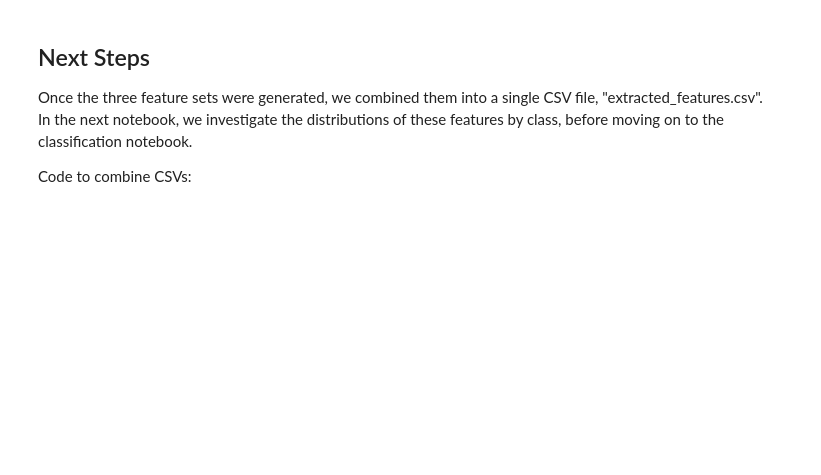
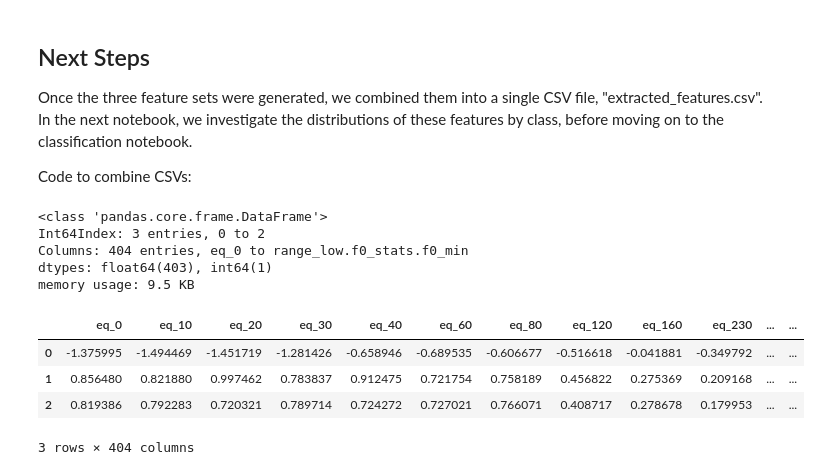
Before and after one commit to mrhheffernan/erdio-dev, a Jupyter notebook: feature_extraction.ipynb, the cells around one changed output. Cells and saved outputs as stored; diff of their text form; code cells hidden in the pictures; blank space fills up the shorter version.

```diff
--- a/feature_extraction.ipynb
+++ b/feature_extraction.ipynb
@@ -923,0 +904,22 @@ features_all.to_csv('large_data/extracted_features.csv')
+# %%
+# Read the individual feature set files
+features1 = pd.read_csv('large_data/features1.csv', index_col=0)
+features2 = pd.read_csv('large_data/features2.csv', index_col=0)
+features3 = pd.read_csv('large_data/features3.csv', index_col=0)
+
+# Concatenate them into one dataframe and save to a final CSV file
+features_all = pd.concat([features1, features2, features3], axis=1)
+features_all.to_csv('large_data/extracted_features.csv')
+features_all.info()
+features_all.head()
+# %% [output]
+<class 'pandas.core.frame.DataFrame'>
+Int64Index: 3 entries, 0 to 2
+Columns: 404 entries, eq_0 to range_low.f0_stats.f0_min
+dtypes: float64(403), int64(1)
+memory usage: 9.5 KB
+|  | eq_0 | eq_10 | eq_20 | eq_30 | eq_40 | eq_60 | eq_80 | eq_120 | eq_160 | eq_230 | ... | ... |
+| 0 | -1.375995 | -1.494469 | -1.451719 | -1.281426 | -0.658946 | -0.689535 | -0.606677 | -0.516618 | -0.041881 | -0.349792 | ... | ... |
+| 1 | 0.856480 | 0.821880 | 0.997462 | 0.783837 | 0.912475 | 0.721754 | 0.758189 | 0.456822 | 0.275369 | 0.209168 | ... | ... |
+| 2 | 0.819386 | 0.792283 | 0.720321 | 0.789714 | 0.724272 | 0.727021 | 0.766071 | 0.408717 | 0.278678 | 0.179953 | ... | ... |
+3 rows × 404 columns
```
Also changed, not shown: parts of 18 cells of this notebook.
